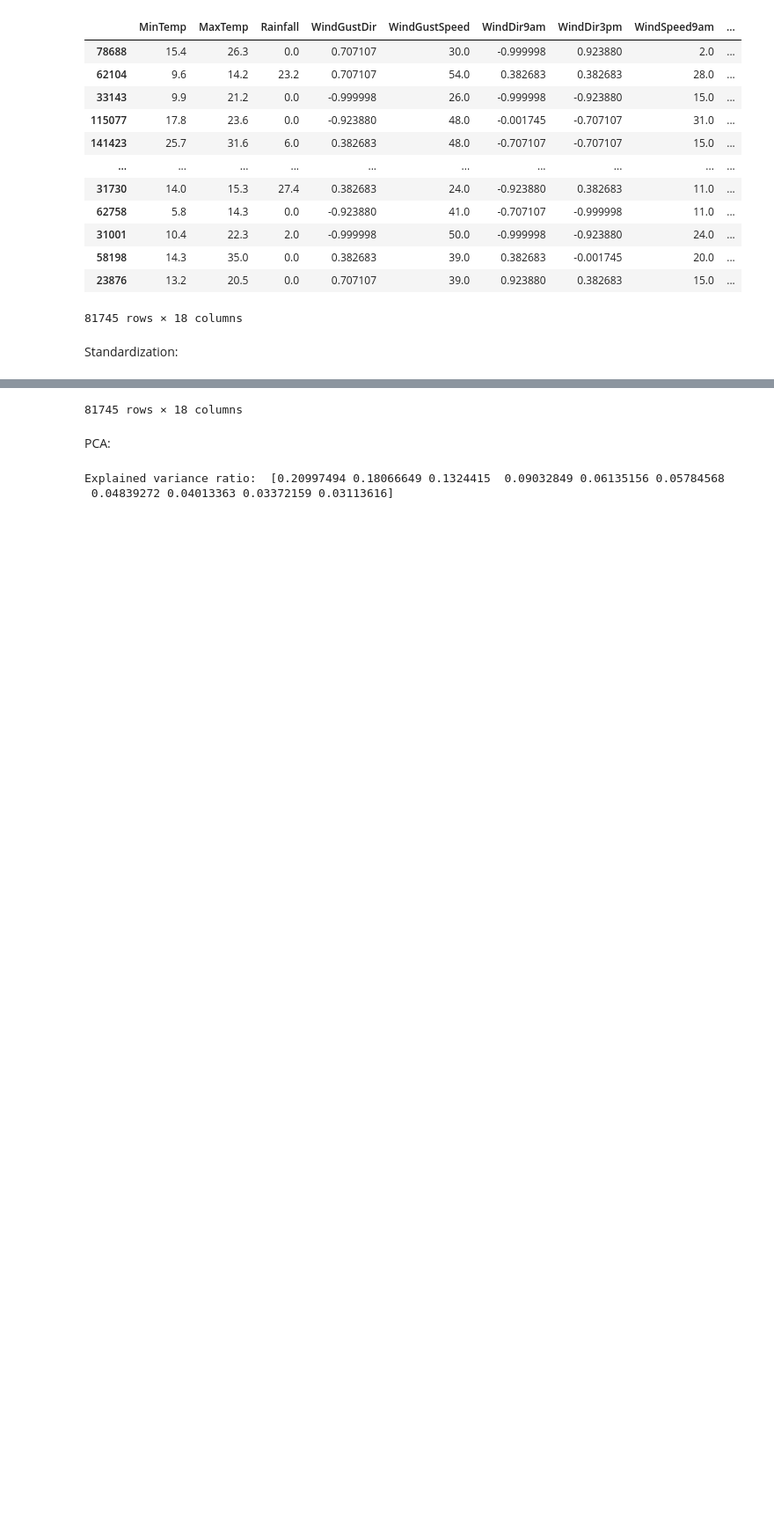
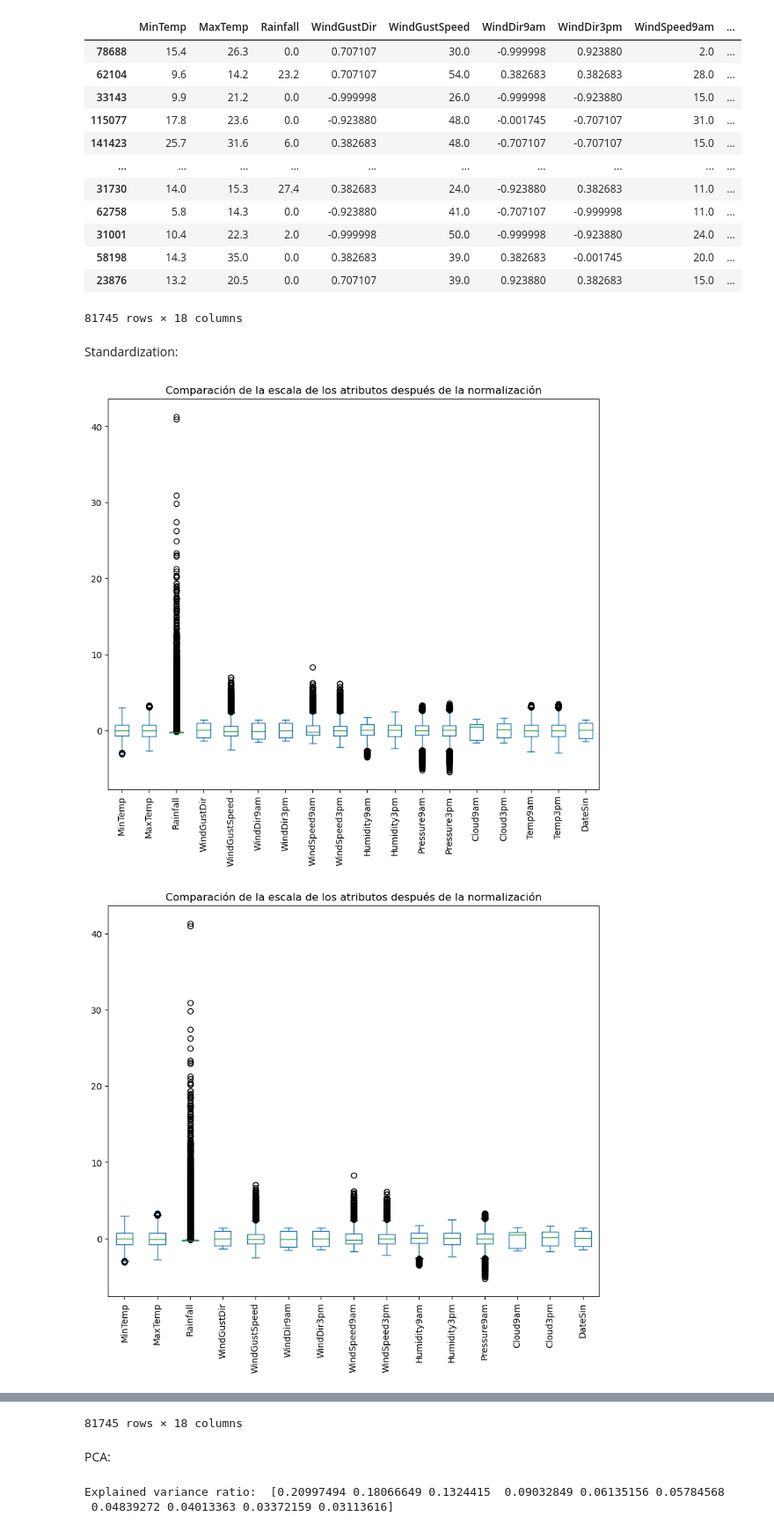
Before and after one commit to YssfDevOps/Rain-In-Australia-Kaggle-Prediction-Project, a Jupyter notebook: rainAUS.ipynb, the cells around one changed output, grey strips where cells are left out. Shown at 88% size. Drawn from its saved outputs; the diff is of its cells as text; code cells hidden in the pictures; blank space fills up the shorter version.

```diff
--- a/rainAUS.ipynb
+++ b/rainAUS.ipynb
@@ -386,25 +373,35 @@ Standardization:
 # %%
 def standardize_data(train, test):
     # Create a StandardScaler
     scaler = StandardScaler()
 
     # Select numerical columns (integer and float), excluding 'RainToday'
     num_cols = [col for col in train.select_dtypes(include=['int64', 'float64']).columns if col != 'RainToday' and col != 'RainedYesterday' and col != 'RainedLastWeek']
 
     # Fit the scaler on the numerical columns of the training data
     scaler.fit(train[num_cols])
 
     # Transform the numerical columns of the training and test data
     train[num_cols] = scaler.transform(train[num_cols])
     test[num_cols] = scaler.transform(test[num_cols])
 
+    plt.rcParams['figure.figsize'] = [10, 8]  # for larger figure size
+    plt.rcParams['axes.labelsize'] = 10  # for larger label size
+    plt.rcParams['xtick.labelsize'] = 10  # for larger x-axis tick size
+    plt.rcParams['ytick.labelsize'] = 10
+    train[num_cols].plot(kind='box')
+    plt.title('Comparación de la escala de los atributos después de la normalización')
+    plt.xticks(rotation='vertical')
+    plt.show()
     return train, test
 
 # Apply the function to the training and test sets
 X_train, X_test = standardize_data(X_train, X_test)
 X_train_reduced, X_test_reduced = standardize_data(X_train_reduced, X_test_reduced)
 X_train_reduced
 # %% [output]
+[figure, added]
+[figure, added]
 |  | MinTemp | MaxTemp | Rainfall | WindGustDir | WindGustSpeed | WindDir9am | WindDir3pm | WindSpeed9am | ... |
 | 78688 | 0.432785 | 0.350455 | -0.266413 | 0.987687 | -0.774193 | -1.518645 | 1.292801 | -1.459633 | ... |
 | 62104 | -0.452012 | -1.333326 | 2.334160 | 0.987687 | 1.005162 | 0.468506 | 0.535239 | 1.518710 | ... |
```
Also changed, not shown: parts of 6 cells of this notebook, 18 other files.
